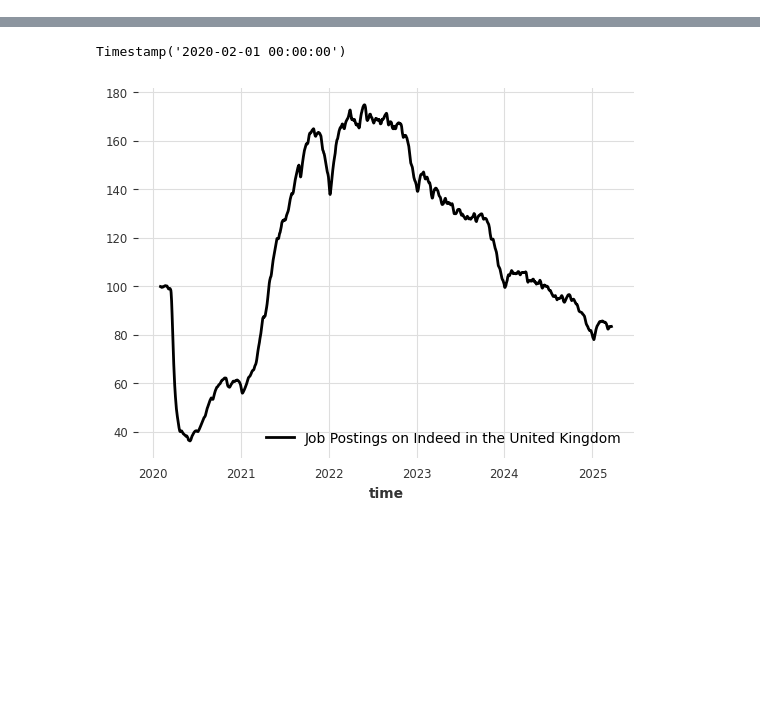
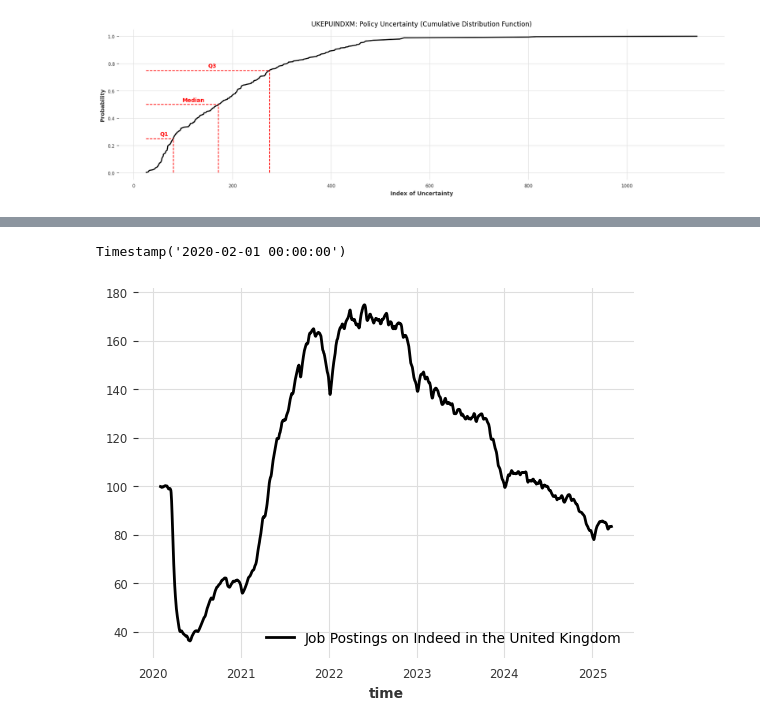
Before and after one commit to GothamAnalytics-7/ASTP, a Jupyter notebook: notebooks/ASTP_Parte1_EDA.ipynb, the cells around one changed output, grey strips where cells are left out. Saved outputs shown, nothing was run; the diff lists cells and outputs as text; code cells hidden in the pictures; blank space fills up the shorter version.

```diff
--- a/notebooks/ASTP_Parte1_EDA.ipynb
+++ b/notebooks/ASTP_Parte1_EDA.ipynb
@@ -74,0 +275,20 @@ data_ts = [TimeSeries.from_series(series) for series in data]
+# %%
+cdf = df[df.columns.values[0]].value_counts().sort_index().div(len(df)).cumsum()
+cdf.plot(figsize=(20,5), linewidth=2)
+plt.title('UKEPUINDXM: Policy Uncertainty (Cumulative Distribution Function)')
+plt.ylabel('Probability')
+plt.xlabel('Index of Uncertainty')
+minVal = df.values.min()
+q25 = np.quantile(df.values, .25)
+medianVal = np.quantile(df.values, .5)
+q75 = np.quantile(df.values, .75)
+data=[(minVal, q25), (.25, .25), 'r', (q25, q25), (0, .25), 'r', \
+      (minVal, medianVal), (.5, .5), 'r', (medianVal, medianVal), (0, .5), 'r', \
+      (minVal, q75), (.75, .75), 'r', (q75, q75), (0, .75), 'r']
+plt.plot(*data, ls='--');
+plt.text(minVal+(q25-minVal)/2, 0.27, "Q1", color='r', fontweight='bold')
+plt.text(minVal+(medianVal-minVal)/2, 0.52, "Median", color='r', fontweight='bold')
+plt.text(minVal+(q75-minVal)/2, 0.77, "Q3", color='r',  fontweight='bold')
+plt.grid(True)
+# %% [output]
+[figure, added]
```
Also changed, not shown: parts of 34 cells of this notebook, 3 other files.
